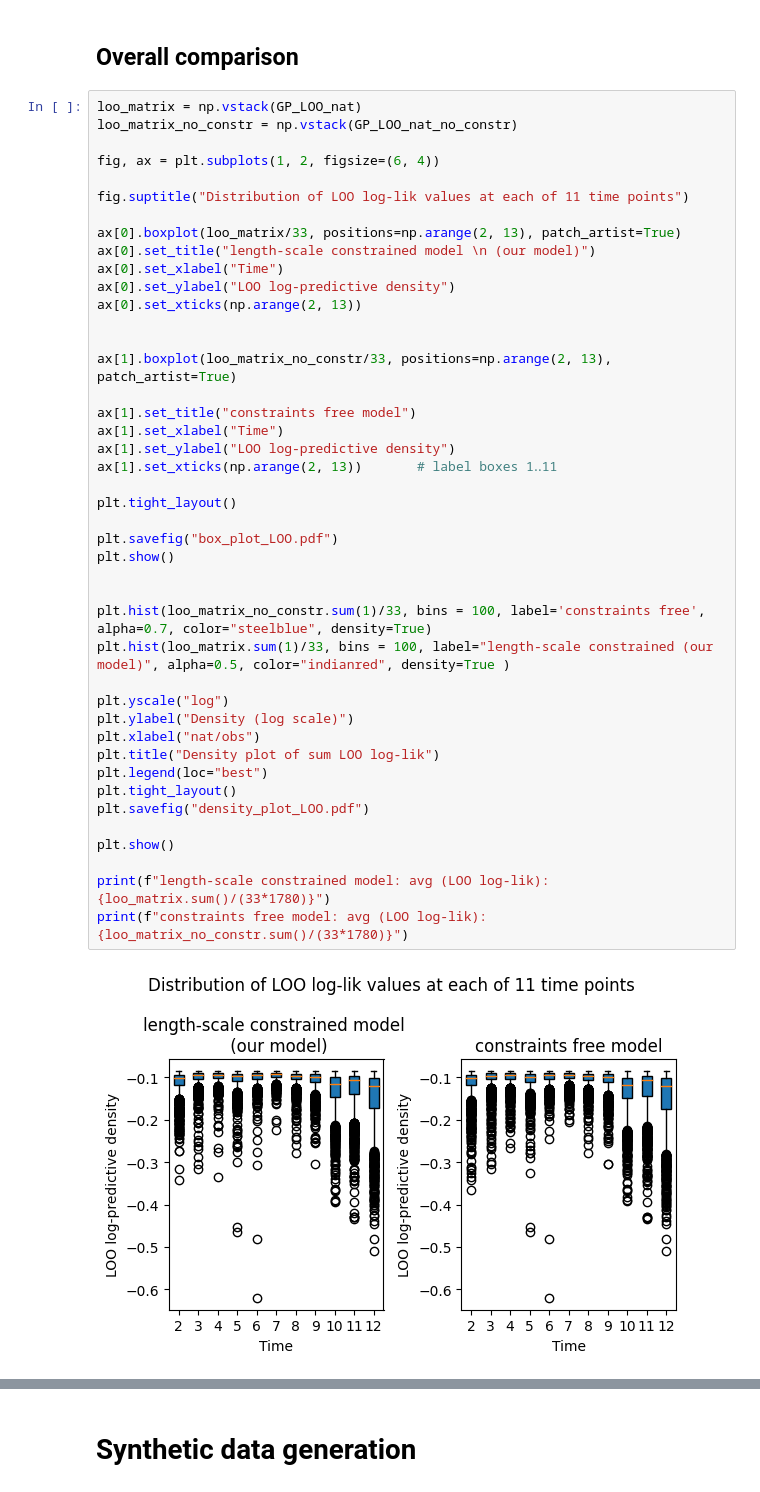
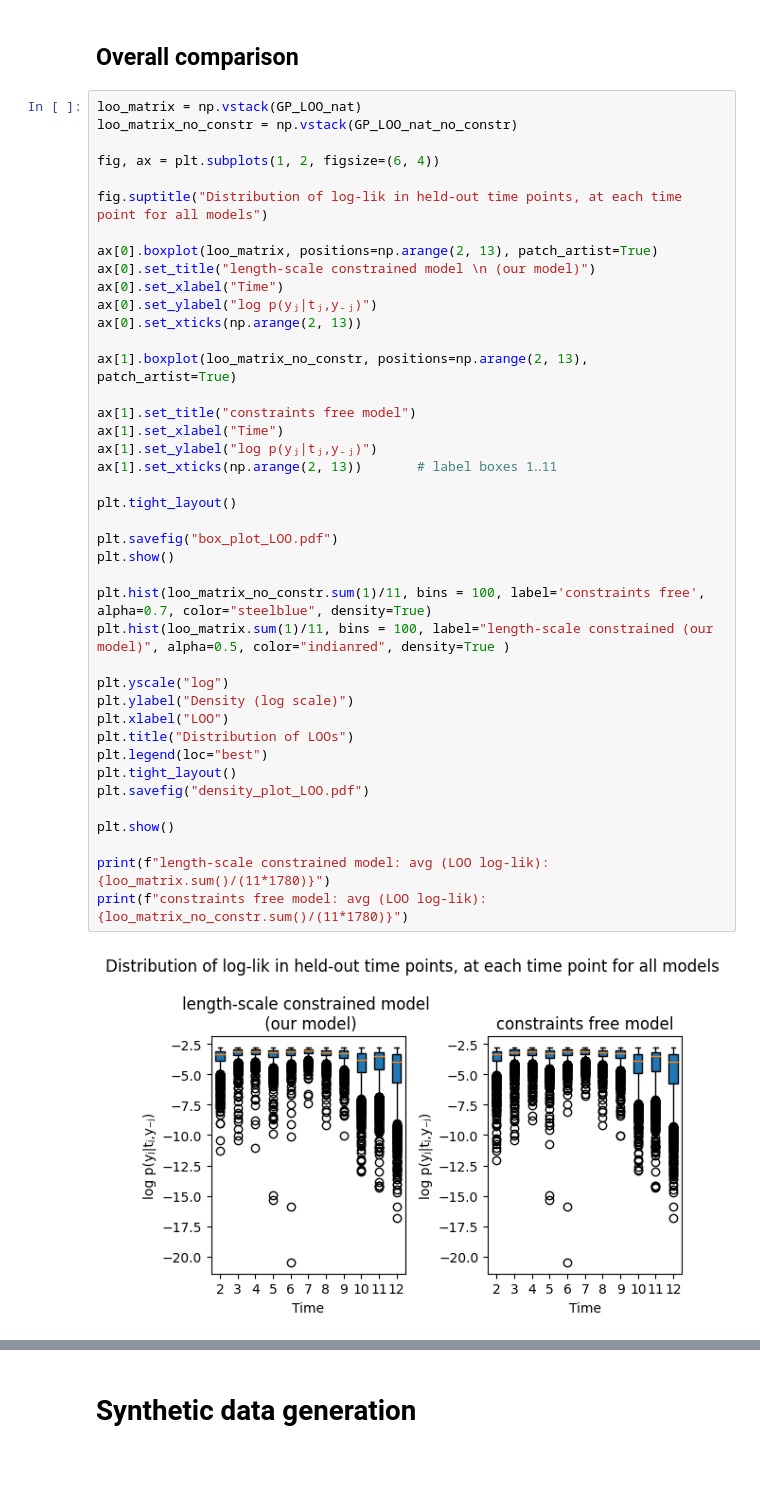
Before and after one commit to PROBIC/omics-time-annotation, a Jupyter notebook: validation analyses/validation analyses.ipynb, the cells around one changed output, grey strips where cells are left out. Cells and saved outputs as stored; diff of their text form; blank space fills up the shorter version.

```diff
--- a/validation analyses/validation analyses.ipynb
+++ b/validation analyses/validation analyses.ipynb
@@ -268,44 +209,42 @@ with PdfPages("./gp_loo_plots_ordered.pdf") as pdf:
 loo_matrix = np.vstack(GP_LOO_nat)
 loo_matrix_no_constr = np.vstack(GP_LOO_nat_no_constr)
 
 fig, ax = plt.subplots(1, 2, figsize=(6, 4))
 
-fig.suptitle("Distribution of LOO log-lik values at each of 11 time points")
+fig.suptitle("Distribution of log-lik in held-out time points, at each time point for all models")
 
-ax[0].boxplot(loo_matrix/33, positions=np.arange(2, 13), patch_artist=True)
+ax[0].boxplot(loo_matrix, positions=np.arange(2, 13), patch_artist=True)
 ax[0].set_title("length-scale constrained model \n (our model)")
 ax[0].set_xlabel("Time")
-ax[0].set_ylabel("LOO log-predictive density")
+ax[0].set_ylabel("log p(yⱼ|tⱼ,y₋ⱼ)")
 ax[0].set_xticks(np.arange(2, 13))
 
-
-ax[1].boxplot(loo_matrix_no_constr/33, positions=np.arange(2, 13), patch_artist=True)
+ax[1].boxplot(loo_matrix_no_constr, positions=np.arange(2, 13), patch_artist=True)
 
 ax[1].set_title("constraints free model")
 ax[1].set_xlabel("Time")
-ax[1].set_ylabel("LOO log-predictive density")
+ax[1].set_ylabel("log p(yⱼ|tⱼ,y₋ⱼ)")
 ax[1].set_xticks(np.arange(2, 13))       # label boxes 1‥11
 
 plt.tight_layout()
 
 plt.savefig("box_plot_LOO.pdf")
 plt.show()
 
-
-plt.hist(loo_matrix_no_constr.sum(1)/33, bins = 100, label='constraints free', alpha=0.7, color="steelblue", density=True)
-plt.hist(loo_matrix.sum(1)/33, bins = 100, label="length-scale constrained (our model)", alpha=0.5, color="indianred", density=True )
+plt.hist(loo_matrix_no_constr.sum(1)/11, bins = 100, label='constraints free', alpha=0.7, color="steelblue", density=True)
+plt.hist(loo_matrix.sum(1)/11, bins = 100, label="length-scale constrained (our model)", alpha=0.5, color="indianred", density=True )
 
 plt.yscale("log")
 plt.ylabel("Density (log scale)")
-plt.xlabel("nat/obs")
-plt.title("Density plot of sum LOO log-lik")
+plt.xlabel("LOO")
+plt.title("Distribution of LOOs")
 plt.legend(loc="best")
 plt.tight_layout()
 plt.savefig("density_plot_LOO.pdf")
 
 plt.show()
 
-print(f"length-scale constrained model: avg (LOO log-lik):{loo_matrix.sum()/(33*1780)}")
-print(f"constraints free model: avg (LOO log-lik):{loo_matrix_no_constr.sum()/(33*1780)}")
+print(f"length-scale constrained model: avg (LOO log-lik):{loo_matrix.sum()/(11*1780)}")
+print(f"constraints free model: avg (LOO log-lik):{loo_matrix_no_constr.sum()/(11*1780)}")
 # %% [output]
-[figure, old version]
+[figure, new version]
```
Also changed, not shown: parts of 9 cells of this notebook, 7 other files.
